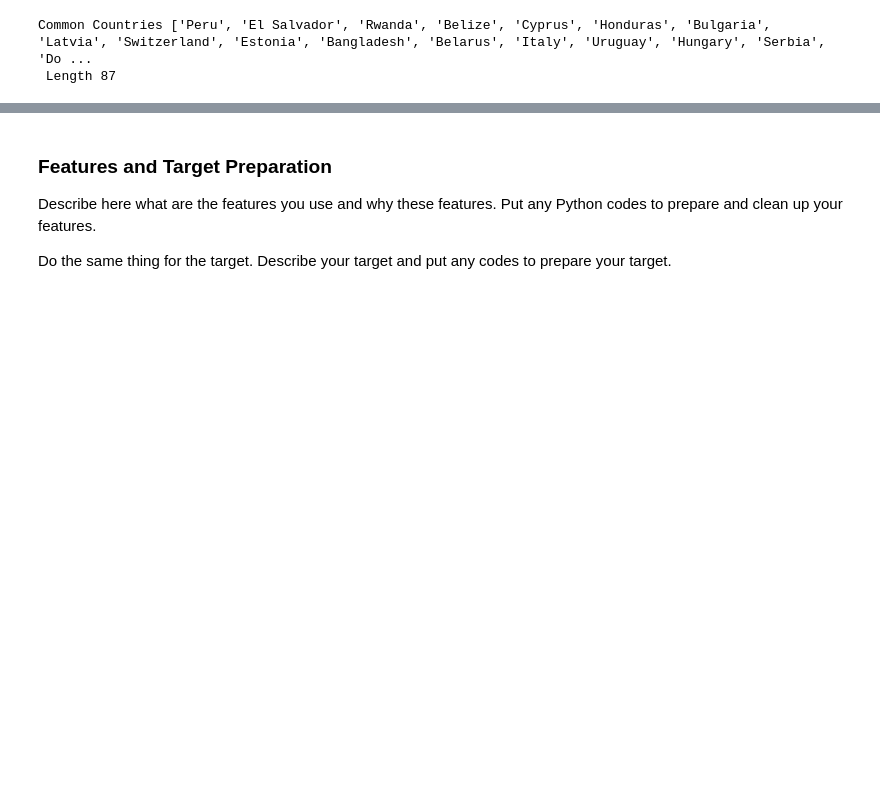
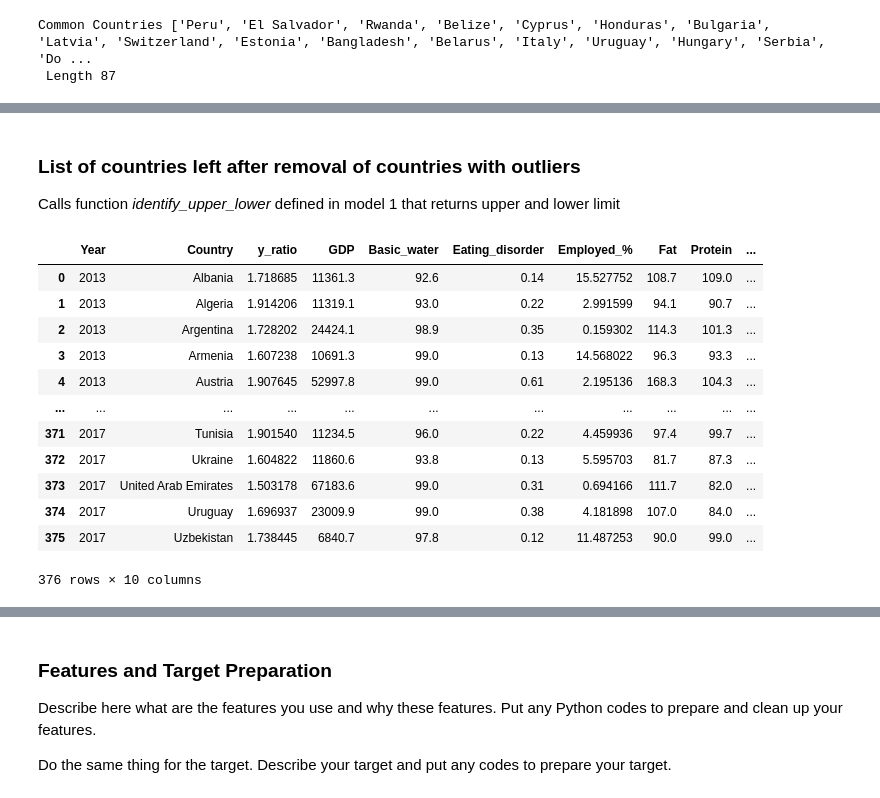
Before and after one commit to tanjoash/2D_data_driven_world, a Jupyter notebook: 2dwork/Project_Brief_Template.ipynb, the cells around one changed output, grey strips where cells are left out. Saved outputs shown, nothing was run; the diff lists cells and outputs as text; code cells hidden in the pictures; blank space fills up the shorter version.

```diff
--- a/2dwork/Project_Brief_Template.ipynb
+++ b/2dwork/Project_Brief_Template.ipynb
@@ -1056,0 +1782,48 @@ Common Countries ['Peru', 'El Salvador', 'Rwanda', 'Belize', 'Cyprus', 'Honduras
+# %% [markdown]
+### List of countries left after removal of countries with outliers
+
+Calls function _identify_upper_lower_ defined in model 1 that returns upper and lower limit
+# %%
+# identifier limit for each factor
+GDP_limit = identify_upper_lower(dfallyears_combined_3, "GDP")
+Water_limit = identify_upper_lower(dfallyears_combined_3, "Basic_water")
+Eating_limit = identify_upper_lower(dfallyears_combined_3, "Eating_disorder")
+Employed_limit = identify_upper_lower(dfallyears_combined_3, "Employed_%")
+Fat_limit = identify_upper_lower(dfallyears_combined_3, "Fat")
+Protein_limit = identify_upper_lower(dfallyears_combined_3, "Protein")
+Carbohydrate_limit = identify_upper_lower(dfallyears_combined_3, "Carbohydrate")
+
+# removal of rows with outliers
+dfall_clean_3 = dfallyears_combined_3.copy()
+# remove GDP outlier
+dfall_clean_3 = dfall_clean_3.loc[(dfall_clean_3["GDP"] <= GDP_limit[0]) & (dfall_clean_3["GDP"] >= GDP_limit[1]), :]
+# remove basic water outlier
+dfall_clean_3 = dfall_clean_3.loc[(dfall_clean_3["Basic_water"] <= Water_limit[0]) & (dfall_clean_3["Basic_water"] >= Water_limit[1]), :]
+# remove eating disorder outlier
+dfall_clean_3 = dfall_clean_3.loc[(dfall_clean_3["Eating_disorder"] <= Eating_limit[0]) & (dfall_clean_3["Eating_disorder"] >= Eating_limit[1]), :]
+# remove percentage employed outlier
+dfall_clean_3 = dfall_clean_3.loc[(dfall_clean_3["Employed_%"] <= Employed_limit[0]) & (dfall_clean_3["Employed_%"] >= Employed_limit[1]), :]
+# remove fat outlier
+dfall_clean_3 = dfall_clean_3.loc[(dfall_clean_3["Fat"] <= Fat_limit[0]) & (dfall_clean_3["Fat"] >= Fat_limit[1]), :]
+# remove protein outlier
+dfall_clean_3 = dfall_clean_3.loc[(dfall_clean_3["Protein"] <= Protein_limit[0]) & (dfall_clean_3["Protein"] >= Protein_limit[1]), :]
+# remove carbohydrate outlier
+dfall_clean_3 = dfall_clean_3.loc[(dfall_clean_3["Carbohydrate"] <= Carbohydrate_limit[0]) & (dfall_clean_3["Carbohydrate"] >= Carbohydrate_limit[1]), :]
+# set index from 0
+dfall_clean_3 = dfall_clean_3.reset_index(drop=True)
+# print dataframe
+dfall_clean_3
+# %% [output]
+|  | Year | Country | y_ratio | GDP | Basic_water | Eating_disorder | Employed_% | Fat | Protein | ... |
+| 0 | 2013 | Albania | 1.718685 | 11361.3 | 92.6 | 0.14 | 15.527752 | 108.7 | 109.0 | ... |
+| 1 | 2013 | Algeria | 1.914206 | 11319.1 | 93.0 | 0.22 | 2.991599 | 94.1 | 90.7 | ... |
+| 2 | 2013 | Argentina | 1.728202 | 24424.1 | 98.9 | 0.35 | 0.159302 | 114.3 | 101.3 | ... |
+| 3 | 2013 | Armenia | 1.607238 | 10691.3 | 99.0 | 0.13 | 14.568022 | 96.3 | 93.3 | ... |
+| 4 | 2013 | Austria | 1.907645 | 52997.8 | 99.0 | 0.61 | 2.195136 | 168.3 | 104.3 | ... |
+| ... | ... | ... | ... | ... | ... | ... | ... | ... | ... | ... |
+| 371 | 2017 | Tunisia | 1.901540 | 11234.5 | 96.0 | 0.22 | 4.459936 | 97.4 | 99.7 | ... |
+| 372 | 2017 | Ukraine | 1.604822 | 11860.6 | 93.8 | 0.13 | 5.595703 | 81.7 | 87.3 | ... |
+| 373 | 2017 | United Arab Emirates | 1.503178 | 67183.6 | 99.0 | 0.31 | 0.694166 | 111.7 | 82.0 | ... |
+| 374 | 2017 | Uruguay | 1.696937 | 23009.9 | 99.0 | 0.38 | 4.181898 | 107.0 | 84.0 | ... |
+| 375 | 2017 | Uzbekistan | 1.738445 | 6840.7 | 97.8 | 0.12 | 11.487253 | 90.0 | 99.0 | ... |
+376 rows × 10 columns
```
Also changed, not shown: parts of 66 cells of this notebook, 1 other file.
